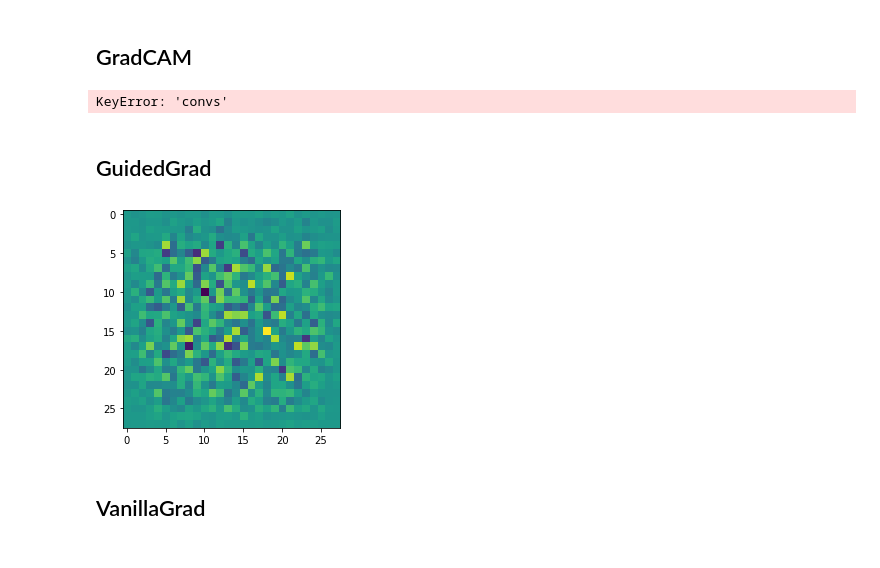
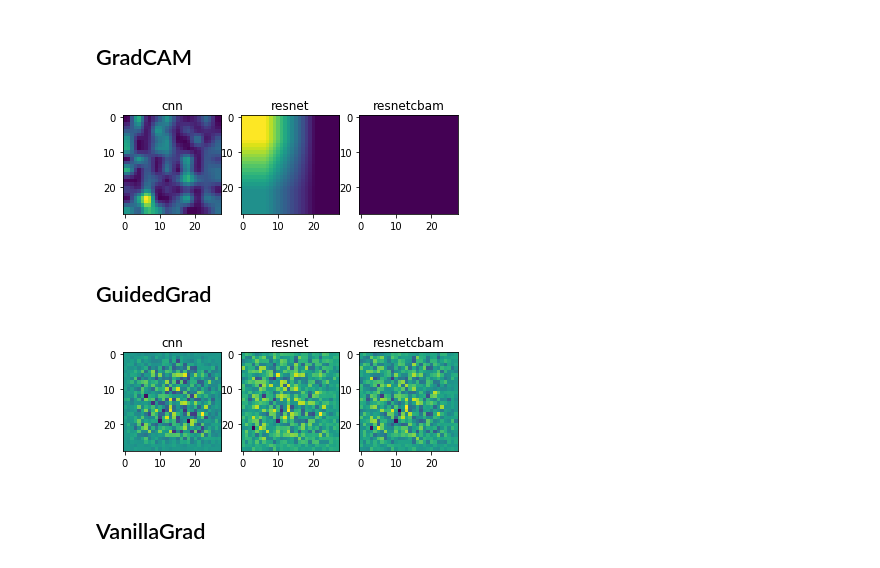
Before and after one commit to simonjisu/XAI, a Jupyter notebook: refactoring.ipynb, the cells around one changed output. Drawn from its saved outputs; the diff is of its cells as text; code cells hidden in the pictures.

Commit message:
[RF] 0.1.2 features/layername

```diff
--- a/refactoring.ipynb
+++ b/refactoring.ipynb
@@ -57,24 +61,67 @@ import torch.nn as nn
 from torchxai.model import GradCAM, DeconvNet, VanillaGrad, InputGrad, GuidedGrad, LRP
 import matplotlib.pyplot as plt
+# %%
+kwargs_packs = {
+    "gradcam": {
+        "cnn": dict(layers_name=None, norm_mode=1),
+        "resnet": dict(layers_name="relu_last", norm_mode=1),
+        "resnetcbam": dict(layers_name="relu_last", norm_mode=1)
+    },
+    "guidedgrad": {
+        "cnn": dict(module_name="convs", act=nn.ReLU),
+        "resnet": dict(module_name=["resnet_layers", "relu"], act=nn.ReLU),
+        "resnetcbam": dict(module_name=["resnet_layers", "relu"], act=nn.ReLU)
+    },
+    "relavance": {
+        "cnn": dict(use_rho=False)
+    },
+    "deconv": {
+        "cnn": dict(module_name="convs")
+    },
+    "vanillagrad": None,
+    "inputgrad": None,
+}
+
+def get_kwargs(a_type, m_type, kwargs_packs):
+    pre_kwargs = kwargs_packs.get(a_type)
+    if pre_kwargs is not None:
+        kwargs = pre_kwargs.get(m_type)
+    else:
+        kwargs = {"<none>": None}
+    return kwargs
 # %% [markdown]
 ## GradCAM
 # %%
-gradcam_model = GradCAM(model)
+figure, axes = plt.subplots(1, 3)
 x = torch.randn(1, 1, 28, 28)
 targets = torch.LongTensor([2])
-gradcam = gradcam_model.get_attribution(x, targets)
-plt.imshow(gradcam.squeeze())
+a_type = "gradcam"
+for m_type, m, ax in zip(["cnn", "resnet", "resnetcbam"],
+                         [model, model2, model3], axes):
+    kwargs = get_kwargs(a_type, m_type, kwargs_packs)
+    gradcam_model = GradCAM(m, **kwargs)
+    gradcam = gradcam_model.get_attribution(x, targets)
+    ax.imshow(gradcam.squeeze())
+    ax.set_title(m_type)
 plt.show()
 # %% [output]
-KeyError: 'convs'
+[figure, added]
 # %% [markdown]
 ## GuidedGrad
-# %%
-guided_model = GuidedGrad(model)
-grad = guided_model.get_attribution(x, targets)
-plt.imshow(grad.squeeze())
-plt.show()
-# %% [output]
-[figure, removed]
+# %%
+figure, axes = plt.subplots(1, 3)
+x = torch.randn(1, 1, 28, 28)
+targets = torch.LongTensor([2])
+a_type = "guidedgrad"
+for m_type, m, ax in zip(["cnn", "resnet", "resnetcbam"],
+                         [model, model2, model3], axes):
+    kwargs = get_kwargs(a_type, m_type, kwargs_packs)
+    guided_model = GuidedGrad(m, **kwargs)
+    grad = guided_model.get_attribution(x, targets)
+    ax.imshow(grad.squeeze())
+    ax.set_title(m_type)
+plt.show()
+# %% [output]
+[figure, added]
 # %% [markdown]
 ## VanillaGrad
```
Also changed, not shown: parts of 9 cells of this notebook, 9 other files.
